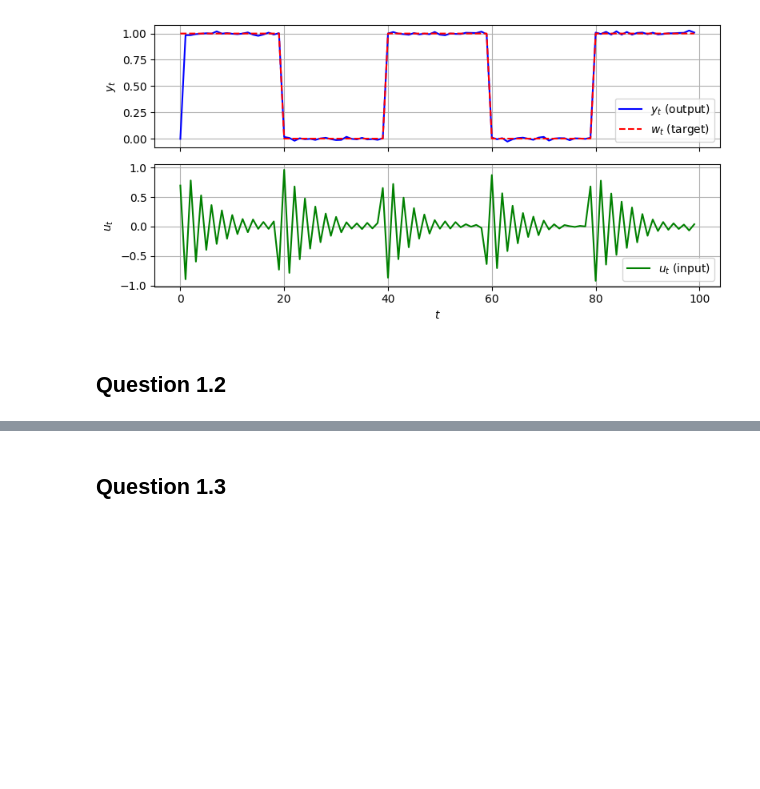
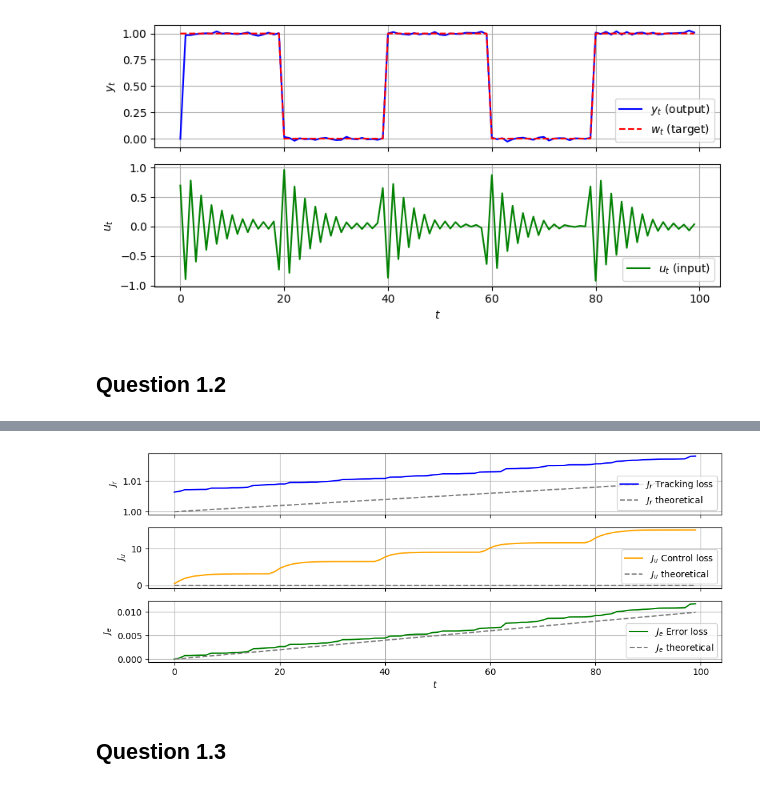
Before and after one commit to madswerngeen/Stochastic_Adaptive_Control_Assignment-2, a Jupyter notebook: assignment2.ipynb, the cells around one changed output, grey strips where cells are left out. Cells and saved outputs as stored; diff of their text form; code cells hidden in the pictures; blank space fills up the shorter version.

Commit message:
New theoretical losses

```diff
--- a/assignment2.ipynb
+++ b/assignment2.ipynb
@@ -174,3 +150,93 @@ plt.show()
+# %%
+import numpy as np
+
+def trfvar2(a, b):
+    """
+    Computes the variance of the output of an ARMA model:
+    A(q^-1) y_t = B(q^-1) e_t, with var(e_t) = 1.
+
+    Parameters:
+    a (array-like): AR polynomial coefficients (A(q^-1))
+    b (array-like): MA polynomial coefficients (B(q^-1))
+
+    Returns:
+    float: Variance of output
+    """
+    a = np.atleast_1d(np.asarray(a, dtype=np.float64)).flatten()
+    b = np.atleast_1d(np.asarray(b, dtype=np.float64)).flatten()
+
+    na = len(a)
+    nb = len(b)
+
+    # Pad the shorter vector
+    if na > nb:
+        b = np.concatenate((b, np.zeros(na - nb)))
+    elif nb > na:
+        a = np.concatenate((a, np.zeros(nb - na)))
+
+    if a[0] < 0:
+        a = -a
+
+    a0 = a[0]
+    v = 0.0
+    n = len(a) - 1
+
+    for k in range(1, n + 1):
+        l = n - k
+        l1 = l + 1
+
+        alpha = a[l1] / a[0]
+        beta = b[l1] / a[0]
+
+        v += beta * b[l1]
+
+        a_new = np.zeros(l1)
+        b_new = np.copy(b)
+
+        for i in range(l1):
+            m = l1 - i
+            a_new[i] = a[i] - alpha * a[m]
+            b_new[i] = b[i] - beta * a[m]
+
+        a = a_new
+        b = b_new
+
+    v += (b[0] ** 2) / a[0]
+    v /= a0
+
+    return v
+
+S = -np.array([2.438, -1.942, 0.502])
+B = [1.446,-0.158,-1.093]
+G = [1]
+var_y = (1e-4)*trfvar2(G, G)
+J_r = np.arange(100)*(1e-4)*trfvar2(G, [1]) + 1
+J_u = np.arange(100)*(1e-4)*trfvar2(-S, B)
+J_e = np.arange(100)*(1e-4)
+# Plot using subplots
+fig, axs = plt.subplots(3, 1, figsize=(10, 4), sharex=True)
+axs[0].plot(np.cumsum((y-w)**2), label='$J_r$ Tracking loss', color='blue')
+axs[0].plot(J_r, label='$J_r$ theoretical',color='grey', linestyle = '--')
+axs[0].set_ylabel("$J_r$")
+axs[0].legend(loc='lower right')
+axs[0].grid()
+
+axs[1].plot(np.cumsum(u**2), label='$J_u$ Control loss', color='orange')
+axs[1].plot(J_u, label='$J_u$ theoretical', color='grey', linestyle = '--')
+axs[1].legend(loc='lower right')
+axs[1].set_ylabel("$J_u$")
+axs[1].grid()
+
+axs[2].plot(np.cumsum(epsilon**2), label='$J_e$ Error loss', color='green')
+axs[2].plot(J_e, label='$J_e$ theoretical', color='grey', linestyle = '--')
+axs[2].legend(loc='lower right')
+axs[2].set_ylabel("$J_e$")
+axs[2].set_xlabel("$t$")
+axs[2].grid()
+plt.tight_layout()
+plt.show()
+# %% [output]
+[figure, added]
 # %% [markdown]
 ## Question 1.3
 # %%
```
Also changed, not shown: parts of 5 cells of this notebook.
